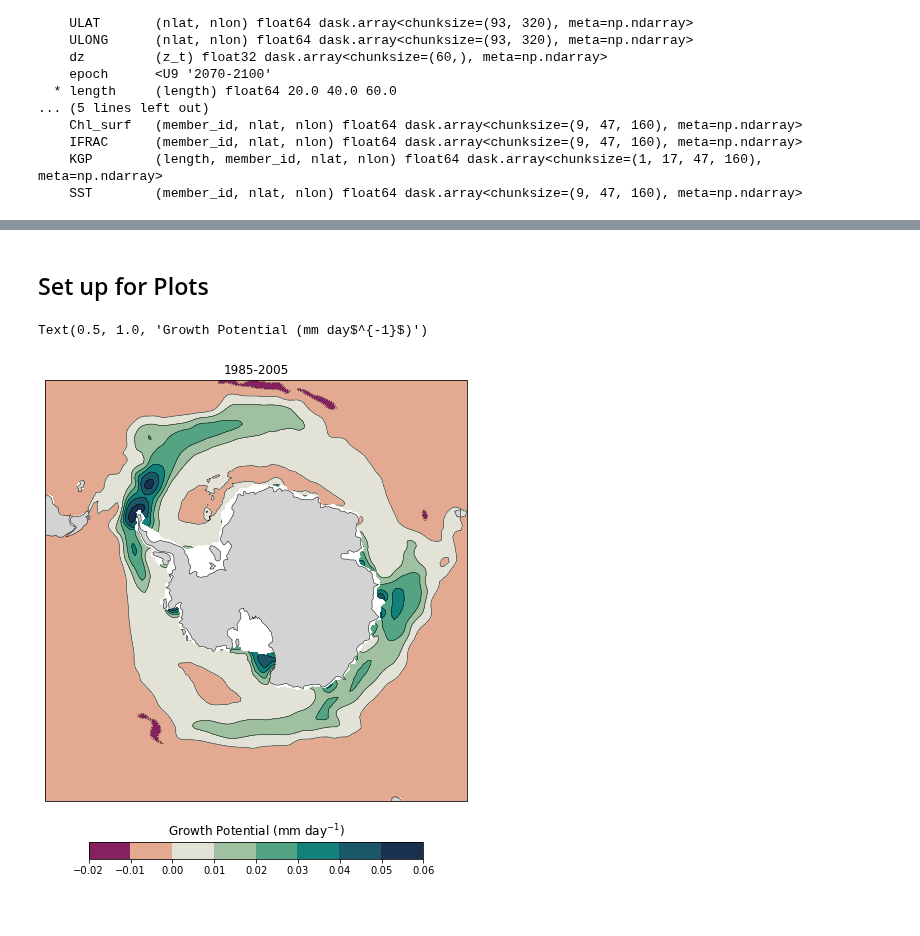
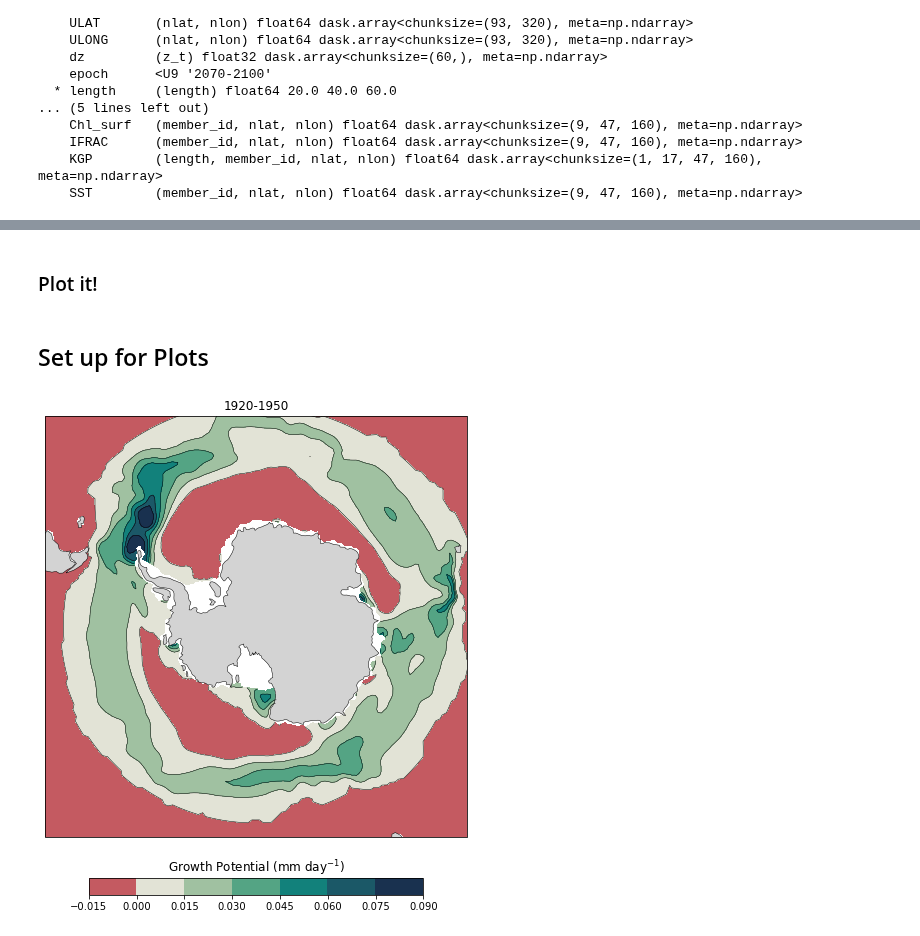
Before and after one commit to Zephyr-Sylvester/krill-cesm-le, a Jupyter notebook: notebooks/fig1-chars-of-chng.ipynb, the cells around one changed output, grey strips where cells are left out. Saved outputs shown, nothing was run; the diff lists cells and outputs as text; code cells hidden in the pictures.

```diff
--- a/notebooks/fig1-chars-of-chng.ipynb
+++ b/notebooks/fig1-chars-of-chng.ipynb
@@ -76,0 +79,20 @@ Coordinates:
+# %%
+for epoch in ds_djf_epoch.epoch.values:
+
+    nvar = len(ds_djf_epoch.data_vars)
+    ncol = int(np.sqrt(nvar))
+    nrow = int(nvar/ncol) + min(1, nvar%ncol)
+
+    fig, ax = plt.subplots(nrow, ncol, figsize=(4*ncol, 3*nrow),
+                           constrained_layout=True)
+
+    for i, v in enumerate(ds_djf_epoch.data_vars):
+        plt.axes(ax.ravel()[i])
+
+        with xr.set_options(keep_attrs=True):
+            var = ds_djf_epoch[v].sel(epoch=epoch).mean('member_id')
+        if 'length' in var.dims:
+            var = var.sel(length=40.)
+        var.plot()
+        plt.title(v);
+    plt.suptitle(epoch, fontsize=16, fontweight='bold');
@@ -77,3 +102,5 @@ Coordinates:
+# %% [markdown]
+### Plot it!
 # %%
 #What do we want to plot?
 
@@ -83,7 +110,7 @@ chl_mean = ds_djf_epoch['Chl_surf'].where(ds_djf_epoch.KMT > 0).mean('member_id'
 ice_mean = ds_djf_epoch['IFRAC'].where(ds_djf_epoch.KMT > 0).mean('member_id')
 
 #kgp_early = kgp_mean.sel(epoch='1960-1990', length='40')
-kgp_early = kgp_mean.sel(epoch='1985-2005', length='40')
+kgp_early = kgp_mean.sel(epoch='1920-1950', length='40')
 
 kgp_late = kgp_mean.sel(epoch='2070-2100', length='40')
 
@@ -122,17 +149,14 @@ dsp3 = util.pop_add_cyclic(
 ## Set up for Plots
 # %%
 class MidpointNormalize(colors.Normalize):
+    """
+    class to help renormalize the color scale
+    """
     def __init__(self, vmin=None, vmax=None, midpoint=None, clip=False):
         self.midpoint = midpoint
         colors.Normalize.__init__(self, vmin, vmax, clip)
 
     def __call__(self, value, clip=None):
+        # I'm ignoring masked values and all kinds of edge cases to make a simple example...
         x, y = [self.vmin, self.midpoint, self.vmax], [0, 0.5, 1]
         return np.ma.masked_array(np.interp(value, x, y))
-
-#levels = np.arange(-100, 45, 5) (-.5,1,6)
-norm = MidpointNormalize(midpoint=0.)
-
-extent = ([-180, 180, -90, -50], ccrs.PlateCarree()) #[120, 260, 10, 65]
-
-prj = ccrs.SouthPolarStereo()
@@ -144,9 +175,9 @@ def one_plot(da, lines=True):
                      da,
                      #=levels=levels,
                      norm=norm,
-                     #cmap=cmocean.cm.curl_r,
+                     cmap=cmocean.cm.curl_r,
                      #cmap=cmocean.cm.balance,
-                     cmap=cmocean.cm.diff,
+                     #cmap=cmocean.cm.diff,
                      #extend='both',
                      transform=ccrs.PlateCarree())
 
@@ -168,7 +199,7 @@ def one_plot(da, lines=True):
         cartopy.feature.NaturalEarthFeature('physical',
                                             'land',
                                             '110m',
-                                            facecolor='darkgray'))
+                                            facecolor='lightgray'))
 
     ax.coastlines(linewidth=0.5)
 
@@ -176,25 +207,24 @@ def one_plot(da, lines=True):
 # %%
 fig = plt.figure(figsize=(12, 10))
 
 axs = []
 
 # plot total
 ax = fig.add_subplot(1, 1, 1, projection=prj)
 ax.set_extent([-180, 180, -90, -50], ccrs.PlateCarree())
 cf = one_plot(dsp.test,lines = False)
-ax.set_title('1985-2005')
+ax.set_title('1920-1950')
 axs.append(ax)
 
 # colorbar and labels
 cb = plt.colorbar(cf, shrink=0.5, orientation='horizontal', pad=0.075, ax=axs)
 cb.ax.set_title('Growth Potential (mm day$^{-1}$)')
-#plt.savefig('figures/1985-2005-mean-KGP.png')#, dpi=300, bbox_inches='tight')
+plt.savefig('figures/epochs/1920-1950-mean-KGP.png')#, dpi=300, bbox_inches='tight')
 
 # add colorbar
 #plt.subplots_adjust(hspace=0.02, wspace=0.02)
 # %% [output]
-Text(0.5, 1.0, 'Growth Potential (mm day$^{-1}$)')
-[figure, old version]
+[figure, new version]
 # %%
 fig = plt.figure(figsize=(12, 10))
 
```
Also changed, not shown: parts of 6 cells of this notebook.
